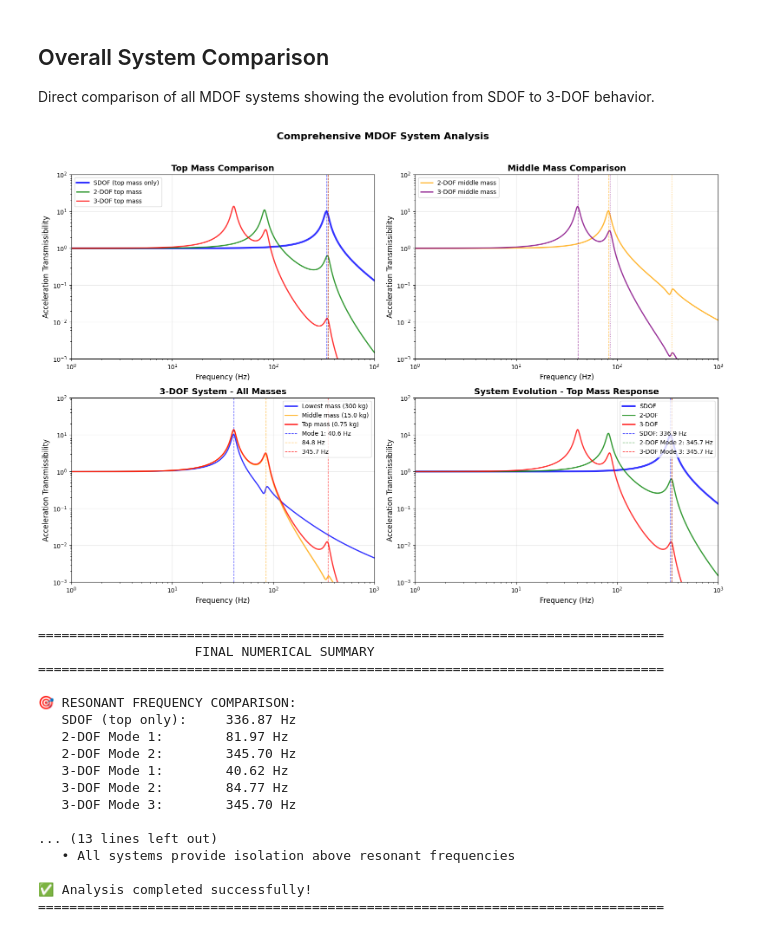
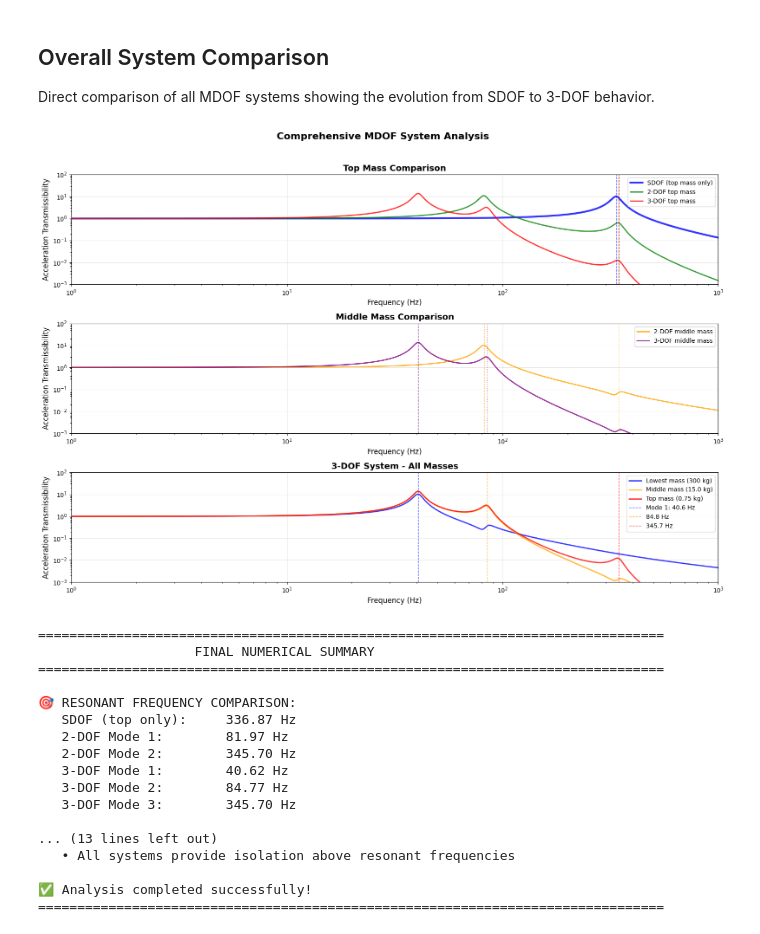
Before and after one commit to natecostello/python-test-repo, a Jupyter notebook: mdof_evaluation_refactored.ipynb, the cells around one changed output. Cells and saved outputs as stored; diff of their text form; code cells hidden in the pictures.

```diff
--- a/mdof_evaluation_refactored.ipynb
+++ b/mdof_evaluation_refactored.ipynb
@@ -983,7 +1366,7 @@ Direct comparison of all MDOF systems showing the evolution from SDOF to 3-DOF b
 # =============================================================================
 
 # Create comprehensive comparison plot with proper formatting
-fig, axes = plt.subplots(2, 2, figsize=(16, 12))
+fig, axes = plt.subplots(3, 1, figsize=(16, 12))
 
 # Set consistent frequency range for fair comparison
 freq_comp = np.logspace(0, 3, 1000)  # 1 Hz to 1000 Hz
@@ -994,79 +1377,58 @@ tdof_m1_comp, tdof_m2_comp = tdof.transmissibility(freq_comp)
 threedof_m1_comp, threedof_m2_comp, threedof_m3_comp = threedof.transmissibility(freq_comp)
 
 # Plot 1: SDOF vs Top mass in 2-DOF and 3-DOF
-axes[0,0].loglog(freq_comp, sdof_comp, 'blue', linewidth=3, label='SDOF (top mass only)', alpha=0.8)
-axes[0,0].loglog(freq_comp, tdof_m2_comp, 'green', linewidth=2, label='2-DOF top mass', alpha=0.8)
-axes[0,0].loglog(freq_comp, threedof_m3_comp, 'red', linewidth=2, label='3-DOF top mass', alpha=0.8)
+axes[0].loglog(freq_comp, sdof_comp, 'blue', linewidth=3, label='SDOF (top mass only)', alpha=0.8)
+axes[0].loglog(freq_comp, tdof_m2_comp, 'green', linewidth=2, label='2-DOF top mass', alpha=0.8)
+axes[0].loglog(freq_comp, threedof_m3_comp, 'red', linewidth=2, label='3-DOF top mass', alpha=0.8)
 
 # Add natural frequency indicators
-axes[0,0].axvline(sdof.fn, color='blue', linestyle='--', alpha=0.7, linewidth=1)
-axes[0,0].axvline(tdof.fn[1], color='green', linestyle='--', alpha=0.7, linewidth=1)
-axes[0,0].axvline(threedof.fn[2], color='red', linestyle='--', alpha=0.7, linewidth=1)
+axes[0].axvline(sdof.fn, color='blue', linestyle='--', alpha=0.7, linewidth=1)
+axes[0].axvline(tdof.fn[1], color='green', linestyle='--', alpha=0.7, linewidth=1)
+axes[0].axvline(threedof.fn[2], color='red', linestyle='--', alpha=0.7, linewidth=1)
 
-axes[0,0].grid(True, alpha=0.3)
-axes[0,0].set_xlabel('Frequency (Hz)', fontsize=12)
-axes[0,0].set_ylabel('Acceleration Transmissibility', fontsize=12)
-axes[0,0].set_title('Top Mass Comparison', fontweight='bold', fontsize=14)
-axes[0,0].legend(fontsize=10)
-axes[0,0].set_ylim([0.001, 100])
-axes[0,0].set_xlim([1, 1000])
+axes[0].grid(True, alpha=0.3)
+axes[0].set_xlabel('Frequency (Hz)', fontsize=12)
+axes[0].set_ylabel('Acceleration Transmissibility', fontsize=12)
+axes[0].set_title('Top Mass Comparison', fontweight='bold', fontsize=14)
+axes[0].legend(fontsize=10)
+axes[0].set_ylim([0.001, 100])
+axes[0].set_xlim([1, 1000])
 
 # Plot 2: All systems - Middle masses
-axes[0,1].loglog(freq_comp, tdof_m1_comp, 'orange', linewidth=2, label='2-DOF middle mass', alpha=0.8)
-axes[0,1].loglog(freq_comp, threedof_m2_comp, 'purple', linewidth=2, label='3-DOF middle mass', alpha=0.8)
+axes[1].loglog(freq_comp, tdof_m1_comp, 'orange', linewidth=2, label='2-DOF middle mass', alpha=0.8)
+axes[1].loglog(freq_comp, threedof_m2_comp, 'purple', linewidth=2, label='3-DOF middle mass', alpha=0.8)
 
 # Add natural frequency indicators
-axes[0,1].axvline(tdof.fn[0], color='orange', linestyle='--', alpha=0.7, linewidth=1)
-axes[0,1].axvline(tdof.fn[1], color='orange', linestyle=':', alpha=0.7, linewidth=1)
-axes[0,1].axvline(threedof.fn[0], color='purple', linestyle='--', alpha=0.7, linewidth=1)
-axes[0,1].axvline(threedof.fn[1], color='purple', linestyle=':', alpha=0.7, linewidth=1)
+axes[1].axvline(tdof.fn[0], color='orange', linestyle='--', alpha=0.7, linewidth=1)
+axes[1].axvline(tdof.fn[1], color='orange', linestyle=':', alpha=0.7, linewidth=1)
+axes[1].axvline(threedof.fn[0], color='purple', linestyle='--', alpha=0.7, linewidth=1)
+axes[1].axvline(threedof.fn[1], color='purple', linestyle=':', alpha=0.7, linewidth=1)
 
-axes[0,1].grid(True, alpha=0.3)
-axes[0,1].set_xlabel('Frequency (Hz)', fontsize=12)
-axes[0,1].set_ylabel('Acceleration Transmissibility', fontsize=12)
-axes[0,1].set_title('Middle Mass Comparison', fontweight='bold', fontsize=14)
-axes[0,1].legend(fontsize=10)
-axes[0,1].set_ylim([0.001, 100])
-axes[0,1].set_xlim([1, 1000])
+axes[1].grid(True, alpha=0.3)
+axes[1].set_xlabel('Frequency (Hz)', fontsize=12)
+axes[1].set_ylabel('Acceleration Transmissibility', fontsize=12)
+axes[1].set_title('Middle Mass Comparison', fontweight='bold', fontsize=14)
+axes[1].legend(fontsize=10)
+axes[1].set_ylim([0.001, 100])
+axes[1].set_xlim([1, 1000])
 
 # Plot 3: 3-DOF system - All masses
-axes[1,0].loglog(freq_comp, threedof_m1_comp, 'blue', linewidth=2, label=f'Lowest mass ({m_lowest:.0f} kg)', alpha=0.8)
-axes[1,0].loglog(freq_comp, threedof_m2_comp, 'orange', linewidth=2, label=f'Middle mass ({m_middle:.1f} kg)', alpha=0.8)
-axes[1,0].loglog(freq_comp, threedof_m3_comp, 'red', linewidth=2, label=f'Top mass ({m_top:.2f} kg)', alpha=0.8)
+axes[2].loglog(freq_comp, threedof_m1_comp, 'blue', linewidth=2, label=f'Lowest mass ({m_lowest:.0f} kg)', alpha=0.8)
+axes[2].loglog(freq_comp, threedof_m2_comp, 'orange', linewidth=2, label=f'Middle mass ({m_middle:.1f} kg)', alpha=0.8)
+axes[2].loglog(freq_comp, threedof_m3_comp, 'red', linewidth=2, label=f'Top mass ({m_top:.2f} kg)', alpha=0.8)
 
 # Add modal frequency indicators
 for i, (freq, color) in enumerate(zip(threedof.fn, ['blue', 'orange', 'red'])):
-    axes[1,0].axvline(freq, color=color, linestyle='--', alpha=0.7, linewidth=1,
+    axes[2].axvline(freq, color=color, linestyle='--', alpha=0.7, linewidth=1,
                      label=f'Mode {i+1}: {freq:.1f} Hz' if i == 0 else f'{freq:.1f} Hz')
 
-axes[1,0].grid(True, alpha=0.3)
-axes[1,0].set_xlabel('Frequency (Hz)', fontsize=12)
-axes[1,0].set_ylabel('Acceleration Transmissibility', fontsize=12)
-axes[1,0].set_title('3-DOF System - All Masses', fontweight='bold', fontsize=14)
-axes[1,0].legend(fontsize=10, loc='upper right')
-axes[1,0].set_ylim([0.001, 100])
-axes[1,0].set_xlim([1, 1000])
-
-# Plot 4: System evolution - Top masses only
-axes[1,1].loglog(freq_comp, sdof_comp, 'blue', linewidth=3, label='SDOF', alpha=0.8)
-axes[1,1].loglog(freq_comp, tdof_m2_comp, 'green', linewidth=2, label='2-DOF', alpha=0.8)
-axes[1,1].loglog(freq_comp, threedof_m3_comp, 'red', linewidth=2, label='3-DOF', alpha=0.8)
-
-# Highlight resonant peaks
-axes[1,1].axvline(sdof.fn, color='blue', linestyle='--', alpha=0.7, linewidth=1,
-                 label=f'SDOF: {sdof.fn:.1f} Hz')
-axes[1,1].axvline(tdof.fn[1], color='green', linestyle='--', alpha=0.7, linewidth=1,
-                 label=f'2-DOF Mode 2: {tdof.fn[1]:.1f} Hz')
-axes[1,1].axvline(threedof.fn[2], color='red', linestyle='--', alpha=0.7, linewidth=1,
-                 label=f'3-DOF Mode 3: {threedof.fn[2]:.1f} Hz')
-
-axes[1,1].grid(True, alpha=0.3)
-axes[1,1].set_xlabel('Frequency (Hz)', fontsize=12)
-axes[1,1].set_ylabel('Acceleration Transmissibility', fontsize=12)
-axes[1,1].set_title('System Evolution - Top Mass Response', fontweight='bold', fontsize=14)
-axes[1,1].legend(fontsize=10, loc='upper right')
-axes[1,1].set_ylim([0.001, 100])
-axes[1,1].set_xlim([1, 1000])
+axes[2].grid(True, alpha=0.3)
+axes[2].set_xlabel('Frequency (Hz)', fontsize=12)
+axes[2].set_ylabel('Acceleration Transmissibility', fontsize=12)
+axes[2].set_title('3-DOF System - All Masses', fontweight='bold', fontsize=14)
+axes[2].legend(fontsize=10, loc='upper right')
+axes[2].set_ylim([0.001, 100])
+axes[2].set_xlim([1, 1000])
 
 plt.suptitle('Comprehensive MDOF System Analysis', fontsize=16, fontweight='bold', y=0.95)
 plt.tight_layout(rect=[0, 0.03, 1, 0.93])
@@ -1076,34 +1438,34 @@ plt.show()
 print("="*80)
 print("                    FINAL NUMERICAL SUMMARY")
 print("="*80)
 
 print(f"\n🎯 RESONANT FREQUENCY COMPARISON:")
 print(f"   SDOF (top only):     {sdof.fn:.2f} Hz")
 print(f"   2-DOF Mode 1:        {tdof.fn[0]:.2f} Hz")
 print(f"   2-DOF Mode 2:        {tdof.fn[1]:.2f} Hz")
 print(f"   3-DOF Mode 1:        {threedof.fn[0]:.2f} Hz")
 print(f"   3-DOF Mode 2:        {threedof.fn[1]:.2f} Hz")
 print(f"   3-DOF Mode 3:        {threedof.fn[2]:.2f} Hz")
 
 print(f"\n📈 PEAK TRANSMISSIBILITY VALUES:")
 print(f"   SDOF:                {peak_value:.2f}")
 print(f"   2-DOF middle mass:   {peak_m1_value:.2f}")
 print(f"   2-DOF top mass:      {peak_m2_value:.2f}")
 print(f"   3-DOF lowest mass:   {peak_3m1_value:.2f}")
 print(f"   3-DOF middle mass:   {peak_3m2_value:.2f}")
 print(f"   3-DOF top mass:      {peak_3m3_value:.2f}")
 
 print(f"\n🔧 DESIGN INSIGHTS:")
 print(f"   • Adding masses creates multiple resonances")
 print(f"   • Peak transmissibility generally increases with complexity")
 print(f"   • System coupling shifts natural frequencies")
 print(f"   • Mass ratios determine modal characteristics")
 print(f"   • All systems provide isolation above resonant frequencies")
 
 print(f"\n✅ Analysis completed successfully!")
 print("="*80)
 # %% [output]
-[figure, old version]
+[figure, new version]
 ================================================================================
                     FINAL NUMERICAL SUMMARY
 ================================================================================
```
Also changed, not shown: parts of 18 cells of this notebook.
